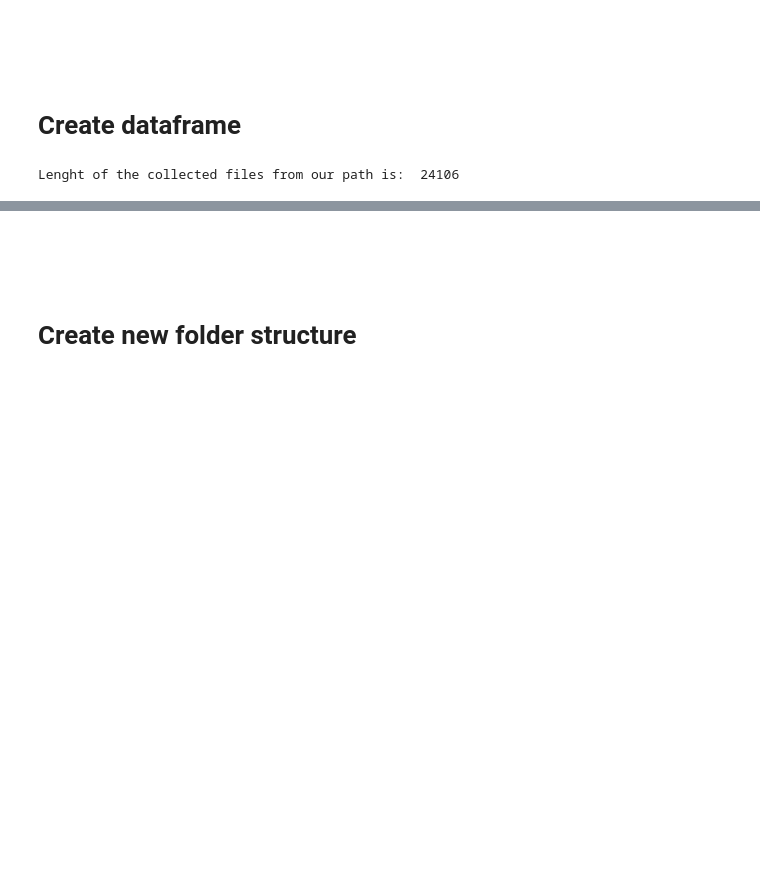
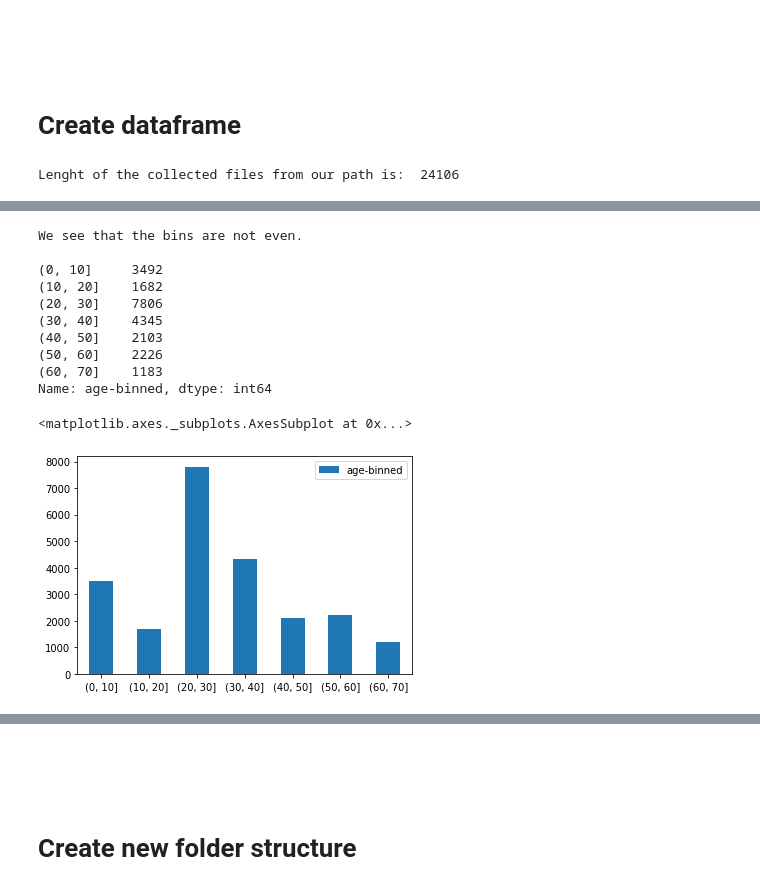
Before and after one commit to paulorijnberg/deep-learning-age-estimation, a Jupyter notebook: notebooks/new-structure-dataset.ipynb, the cells around one changed output, grey strips where cells are left out. Drawn from its saved outputs; the diff is of its cells as text; code cells hidden in the pictures; blank space fills up the shorter version.

```diff
--- a/notebooks/new-structure-dataset.ipynb
+++ b/notebooks/new-structure-dataset.ipynb
@@ -97,0 +100,24 @@ with open('df.pkl', 'wb') as output_file:
+# %%
+# Create bins
+bins = [0, 10, 20, 30, 40, 50, 60, 70]
+
+df['age-binned'] = pd.cut(df['age'], bins)
+
+# Print results
+print('We see that the bins are not even.\n')
+print(df['age-binned'].value_counts().sort_index(), '\n')
+
+pd.DataFrame(df['age-binned'].value_counts()).sort_index().plot.bar(rot=0)
+# %% [output]
+We see that the bins are not even.
+
+(0, 10]     3492
+(10, 20]    1682
+(20, 30]    7806
+(30, 40]    4345
+(40, 50]    2103
+(50, 60]    2226
+(60, 70]    1183
+Name: age-binned, dtype: int64
+<matplotlib.axes._subplots.AxesSubplot at 0x...>
+[figure, added]
```
Also changed, not shown: parts of 12 cells of this notebook, 1 other file.
